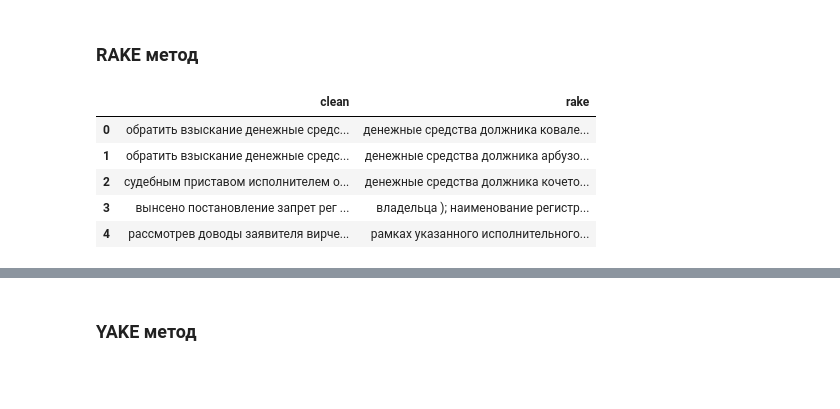
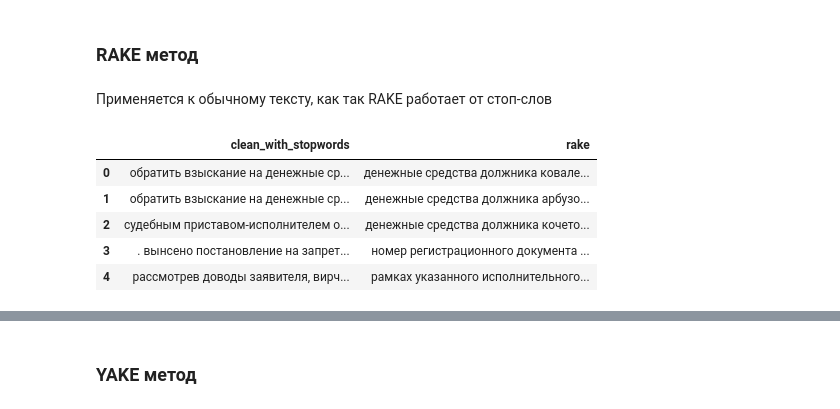
Before and after one commit to Chirhi/nlp-skill-overview, a Jupyter notebook: text_classification.ipynb, the cells around one changed output, grey strips where cells are left out. Cells and saved outputs as stored; diff of their text form; code cells hidden in the pictures; blank space fills up the shorter version.

```diff
--- a/text_classification.ipynb
+++ b/text_classification.ipynb
@@ -119,2 +146,0 @@ def remove_stopwords(text):
-# %%
-df['clean'] = df['clean'].apply(remove_stopwords)
@@ -210,0 +285,12 @@ print_spell_check_stats(stats, elapsed_time)
+# %%
+from symspellpy import SymSpell, Verbosity
+
+entries = []
+with open('dictionary/ru-100k.txt', encoding='utf-8') as f:
+    for line in f:
+        parts = line.strip().split()
+        entries.append((parts[0].lower(), int(parts[1])))
+
+sym_spell = SymSpell(max_dictionary_edit_distance=2, prefix_length=7)
+for word, freq in entries:
+    sym_spell.create_dictionary_entry(word, freq)
@@ -210,0 +338,8 @@ print_spell_check_stats(stats, elapsed_time)
+# %%
+stats['start_time'] = time.time()
+
+tqdm.pandas(desc="SymSpell")
+df['corrected'] = df['clean'].progress_apply(spell_check_symspell)
+
+elapsed_time = time.time() - stats['start_time']
+print_spell_check_stats(stats, elapsed_time)
@@ -342,11 +493,17 @@ df.to_csv('text_cleaned_corrected.csv', index=False)
 ## Выделение ключевых слов
 # %% [markdown]
 ### RAKE метод
+# %% [markdown]
+Применяется к обычному тексту, как так RAKE работает от стоп-слов
 # %%
 from rake_nltk import Rake
 
+rake = Rake(language='russian',
+            min_length=2, # минимальное количество слов в фразе
+            max_length=10 # максимальное количество слов в фразе
+            )
+
 def extract_keywords_rake(text, top_n=5):
-    rake = Rake(language='russian')
     rake.extract_keywords_from_text(text)
 
     # Получаем топ-N фраз
@@ -356,13 +513,14 @@ def extract_keywords_rake(text, top_n=5):
     return ' | '.join(phrases) if phrases else 'Нет ключевых слов'
 # %%
 df_rake = df.copy()
-df_rake['rake'] = df_rake['text'].apply(lambda x: extract_keywords_rake(x, top_n=5))
-df_rake[['corrected', 'rake']].head(5)
+df_rake['rake'] = df_rake['clean_with_stopwords'].apply(lambda x: extract_keywords_rake(x, 5))
+
+df_rake[['clean_with_stopwords', 'rake']].head(5)
 # %% [output]
-|  | clean | rake |
-| 0 | обратить взыскание денежные средс... | денежные средства должника ковале... |
-| 1 | обратить взыскание денежные средс... | денежные средства должника арбузо... |
-| 2 | судебным приставом исполнителем о... | денежные средства должника кочето... |
-| 3 | вынсено постановление запрет рег ... | владельца ); наименование регистр... |
-| 4 | рассмотрев доводы заявителя вирче... | рамках указанного исполнительного... |
+|  | clean_with_stopwords | rake |
+| 0 | обратить взыскание на денежные ср... | денежные средства должника ковале... |
+| 1 | обратить взыскание на денежные ср... | денежные средства должника арбузо... |
+| 2 | судебным приставом-исполнителем о... | денежные средства должника кочето... |
+| 3 | . вынсено постановление на запрет... | номер регистрационного документа ... |
+| 4 | рассмотрев доводы заявителя, вирч... | рамках указанного исполнительного... |
 # %% [markdown]
```
Also changed, not shown: parts of 71 cells of this notebook, 2 other files.
